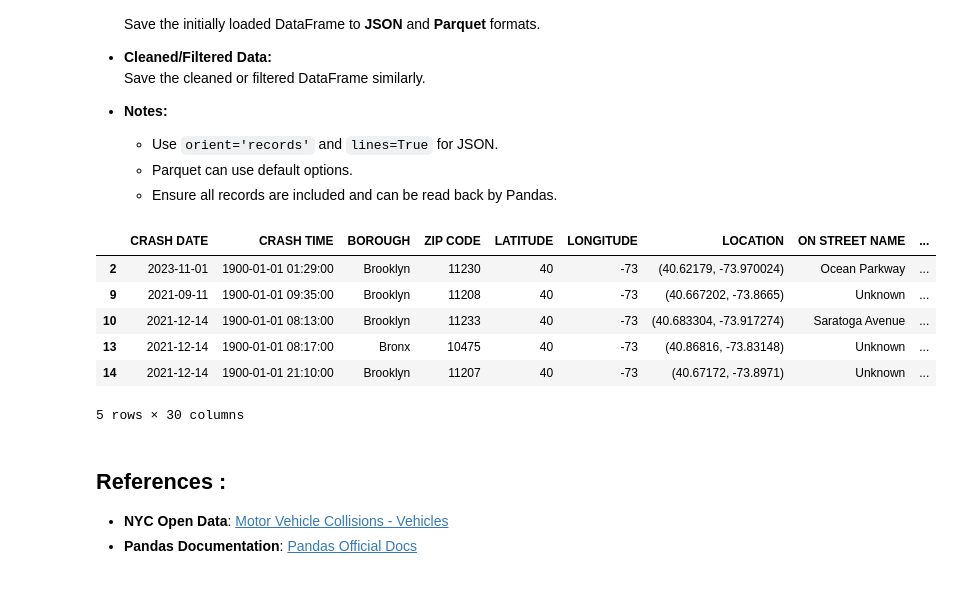
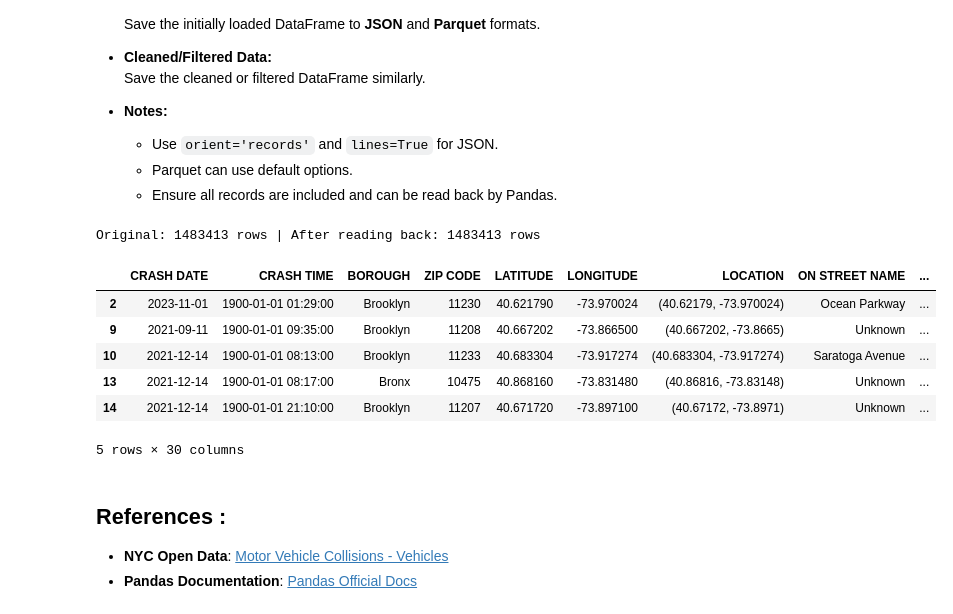
Before and after one commit to HamzaKheir04/NYC-Collisions-Analysis, a Jupyter notebook: NYC_Proj.ipynb, the cells around one changed output. Cells and saved outputs as stored; diff of their text form; code cells hidden in the pictures.

Commit message:
Update notebook with corrected data types, fixed f-strings, and reordered cleaning steps

```diff
--- a/NYC_Proj.ipynb
+++ b/NYC_Proj.ipynb
@@ -12,18 +12,15 @@
 import pandas as pd
 import numpy as np
 # %%
-# Load The CSV
-DF_Row =pd.read_csv("Motor_Vehicle_Collisions_-_Crashes.csv",low_memory=False)
-# Save the Row Data into (Json, Parquet)
+DF_Row = pd.read_csv("Motor_Vehicle_Collisions_-_Crashes.csv", low_memory=False)
 
+# اعمل نسخة منفصلة للـ ZIP CODE بدون تعديل DF_Row الأصلي
+DF_Row["ZIP CODE"] = DF_Row["ZIP CODE"].astype(str)
 DF_Row.to_json('collisions_raw.json', orient='records', lines=True)
-# When I save the file to a parquet file, this error appears
-#"Could not convert '10032' with type str: tried to convert to double", 'Conversion failed for column ZIP CODE with type object'
-# So convert The Type of ZIP CODE to 'Int64' then save the file
+
 DF_Row["ZIP CODE"] = pd.to_numeric(DF_Row["ZIP CODE"], errors="coerce").astype("Int64")
 DF_Row.to_parquet('collisions_raw.parquet')
 
-# Make a copy for Cleaning (Deep Copy)
 DF = DF_Row.copy()
 # %%
 # The DataFrame’s Shape, Columns and a Few Sample Rows
@@ -221,12 +210,11 @@ Critical_Info = ['BOROUGH', 'LATITUDE','LONGITUDE']
 DF = DF.dropna(subset=Critical_Info)
 
 # Fill Missing Numeric Value with 0
-NumericaL = DF.select_dtypes(include="number").columns
-DF[NumericaL] = DF[NumericaL].fillna(0)
-
+Num_cols = DF.select_dtypes(include="number").columns
+DF[Num_cols] = DF[Num_cols].fillna(0)
 
 # Replace Missing Categorical Value With UnKnown
-CategoricaL = DF.select_dtypes(include="object").columns
-DF[CategoricaL] = DF[CategoricaL].fillna("UnKnown")
+Cat_cols = DF.select_dtypes(include="object").columns
+DF[Cat_cols] = DF[Cat_cols].fillna("Unknown")
 DF[Dates]
 # %% [output]
@@ -274,14 +264,19 @@ Convert true/false flags or small categorical columns to category dtype if usefu
 # %%
 print(f"The Date/Time Column :\n{Dates}\n\nAnd The DataType of Each :\n{DF[Dates].dtypes}")
 print("\nLet's Convert The DataType to 'datetime64'")
+
 for Col_D in Dates:
-     if Col_D in DF.columns:
+    if Col_D in DF.columns:
+        n_nat = DF[Col_D].isna().sum()
+        print(f"{Col_D}: {n_nat} missing values before conversion")
+
         if Col_D == "CRASH DATE":
             # Convert date in MM/DD/YYYY format
             DF[Col_D] = pd.to_datetime(DF[Col_D], errors='coerce', format="%m/%d/%Y")
         elif Col_D == "CRASH TIME":
             # Convert time in HH:MM format to time objects
             DF[Col_D] = pd.to_datetime(DF[Col_D], errors='coerce', format="%H:%M")
+
 print(f"\nAfter Conversion :\n{DF[Dates].dtypes}")
 # %% [output]
 The Date/Time Column :
@@ -300,10 +297,15 @@ CRASH TIME    datetime64[ns]
 dtype: object
 # %%
 print(f"The Numerical Column :\n {DF[Numerical].dtypes}")
-print("\nLet's Convert The DataType to 'int64'")
-for Col_N in Numerical :
-    if Col_N in DF.columns and DF[Col_N].dtype == float:
-        DF[Col_N] = DF[Col_N].astype("int64")
+print("\nLet's Convert The DataType to 'Int64'")
+
+# Columns that should stay as float (continuous values, not counts)
+exclude_from_int = ["LATITUDE", "LONGITUDE"]
+
+for Col_N in Numerical:
+    if Col_N in DF.columns and Col_N not in exclude_from_int and DF[Col_N].dtype == float:
+        DF[Col_N] = DF[Col_N].astype("Int64")
+
 print(f"\nAfter Conversion :\n{DF[Numerical].dtypes} ")
 # %% [output]
 The Numerical Column :
@@ -551,15 +582,18 @@ DF.to_json('collisions_clean.json', orient='records', lines=True)
 DF.to_parquet('collisions_clean.parquet')
 # %%
 Test_Parquet = pd.read_parquet("collisions_clean.parquet")
+print(f"Original: {DF.shape[0]} rows | After reading back: {Test_Parquet.shape[0]} rows")
+assert DF.shape[0] == Test_Parquet.shape[0], "Row count mismatch!"
 Test_Parquet.head()
 # %% [output]
+Original: 1483413 rows | After reading back: 1483413 rows
 |  | CRASH DATE | CRASH TIME | BOROUGH | ZIP CODE | LATITUDE | LONGITUDE | LOCATION | ON STREET NAME | ... |
-| 2 | 2023-11-01 | 1900-01-01 01:29:00 | Brooklyn | 11230 | 40 | -73 | (40.62179, -73.970024) | Ocean Parkway | ... |
-| 9 | 2021-09-11 | 1900-01-01 09:35:00 | Brooklyn | 11208 | 40 | -73 | (40.667202, -73.8665) | Unknown | ... |
-| 10 | 2021-12-14 | 1900-01-01 08:13:00 | Brooklyn | 11233 | 40 | -73 | (40.683304, -73.917274) | Saratoga Avenue | ... |
-| 13 | 2021-12-14 | 1900-01-01 08:17:00 | Bronx | 10475 | 40 | -73 | (40.86816, -73.83148) | Unknown | ... |
-| 14 | 2021-12-14 | 1900-01-01 21:10:00 | Brooklyn | 11207 | 40 | -73 | (40.67172, -73.8971) | Unknown | ... |
+| 2 | 2023-11-01 | 1900-01-01 01:29:00 | Brooklyn | 11230 | 40.621790 | -73.970024 | (40.62179, -73.970024) | Ocean Parkway | ... |
+| 9 | 2021-09-11 | 1900-01-01 09:35:00 | Brooklyn | 11208 | 40.667202 | -73.866500 | (40.667202, -73.8665) | Unknown | ... |
+| 10 | 2021-12-14 | 1900-01-01 08:13:00 | Brooklyn | 11233 | 40.683304 | -73.917274 | (40.683304, -73.917274) | Saratoga Avenue | ... |
+| 13 | 2021-12-14 | 1900-01-01 08:17:00 | Bronx | 10475 | 40.868160 | -73.831480 | (40.86816, -73.83148) | Unknown | ... |
+| 14 | 2021-12-14 | 1900-01-01 21:10:00 | Brooklyn | 11207 | 40.671720 | -73.897100 | (40.67172, -73.8971) | Unknown | ... |
-5 rows × 30 columns
+5 rows × 30 columns
 # %% [markdown]
 ## References :
 
```
Also changed, not shown: parts of 18 cells of this notebook.
